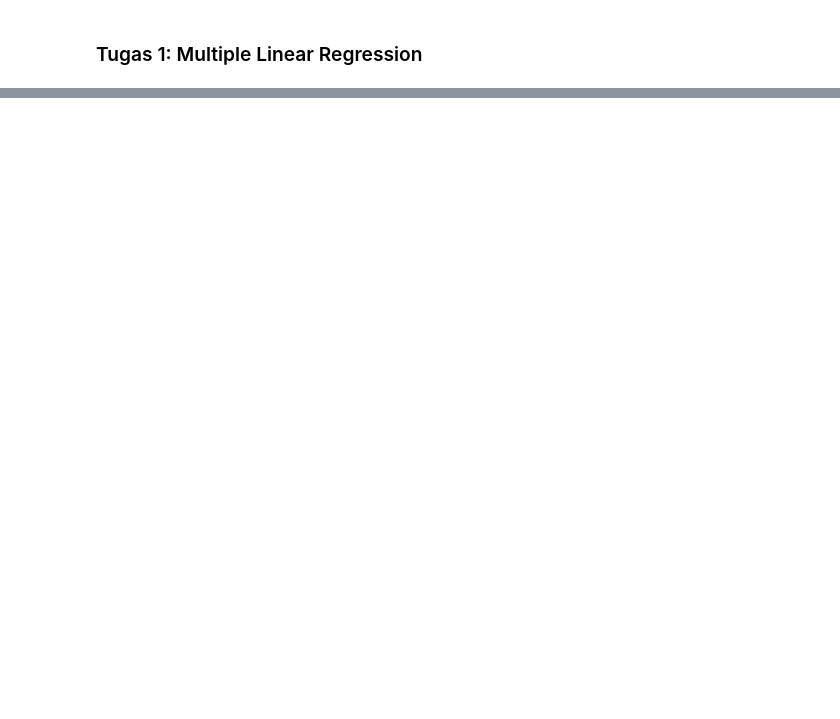
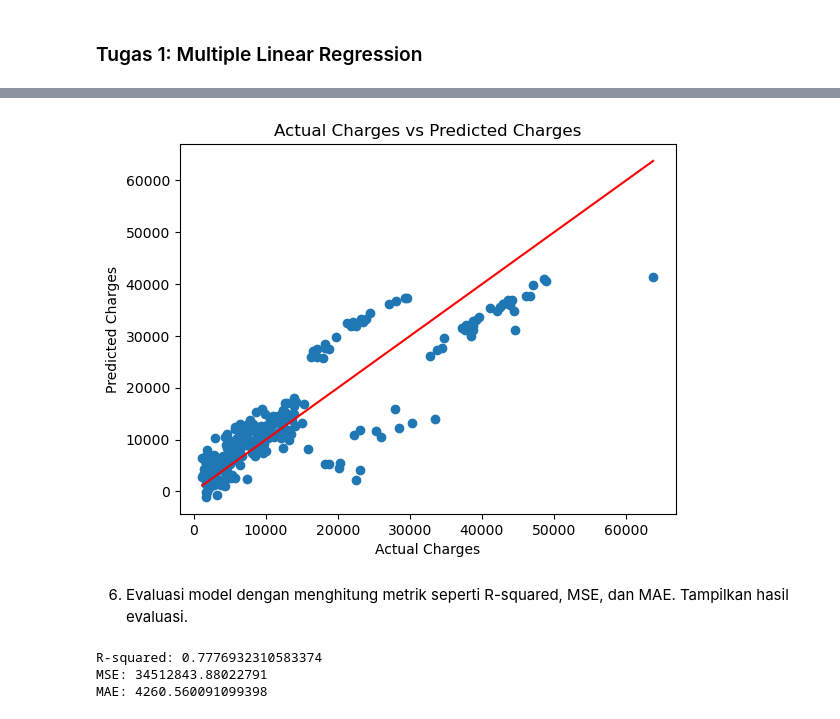
Before and after one commit to tektungg/Machine-Learning, a Jupyter notebook: Pertemuan 3/Tugas.ipynb, the cells around one changed output, grey strips where cells are left out. Drawn from its saved outputs; the diff is of its cells as text; code cells hidden in the pictures; blank space fills up the shorter version.

```diff
--- a/Pertemuan 3/Tugas.ipynb
+++ b/Pertemuan 3/Tugas.ipynb
@@ -78,0 +96,6 @@ R-squared: 0.7833463107364536
+# %%
+# Menggunakan 3 varibel indpendent (age, bmi, smoker)
+X = data[['age','bmi','smoker']]
+
+# Variabel dependent
+y = data['charges']
@@ -78,0 +104,3 @@ R-squared: 0.7833463107364536
+# %%
+# Pembgian data latih dan data uji dengan proporsi 8:2
+X_train,X_test, y_train, y_test = train_test_split(X, y,test_size=0.2, random_state=42)
@@ -78,0 +158,5 @@ R-squared: 0.7833463107364536
+# %%
+# Training model
+X_train_sm = sm.add_constant(X_train)
+lr = sm.OLS(y_train, X_train_sm).fit()
+lr.summary()
@@ -78,0 +185,38 @@ R-squared: 0.7833463107364536
+# %%
+# Prediksi pada data uji
+X_test_sm = sm.add_constant(X_test)
+y_test_pred = lr.predict(X_test_sm)
+# %%
+# Visualisasi data uji dan hasil prediksi
+plt.scatter(y_test, y_test_pred)  # Membuat plot scatter antara nilai aktual (y_test) dan nilai prediksi (y_test_pred)
+plt.plot([y_test.min(), y_test.max()], [y_test.min(), y_test.max()], 'r')  # Membuat garis diagonal untuk referensi (nilai prediksi yang sempurna)
+plt.xlabel('Actual Charges')  # Label untuk sumbu x (nilai aktual)
+plt.ylabel('Predicted Charges')  # Label untuk sumbu y (nilai prediksi)
+plt.title('Actual Charges vs Predicted Charges')  # Judul plot
+plt.show()
+# %% [output]
+[figure, added]
+# %% [markdown]
+6. Evaluasi model dengan menghitung metrik seperti R-squared, MSE, dan MAE. Tampilkan hasil evaluasi.
+# %%
+# Evaluasi model
+from sklearn.metrics import mean_absolute_error, mean_squared_error, r2_score
+
+y_actual = y_test
+
+# Menghitung MAE
+mae = mean_absolute_error(y_actual, y_test_pred)
+
+# Menghitung MSE
+mse = mean_squared_error(y_actual, y_test_pred)
+
+# Menghitung R-squared
+r2 = r2_score(y_actual, y_test_pred)
+
+print("R-squared:", r2)
+print("MSE:", mse)
+print("MAE:", mae)
+# %% [output]
+R-squared: 0.7776932310583374
+MSE: 34512843.88022791
+MAE: 4260.560091099398
```
Also changed, not shown: parts of 16 cells of this notebook.
